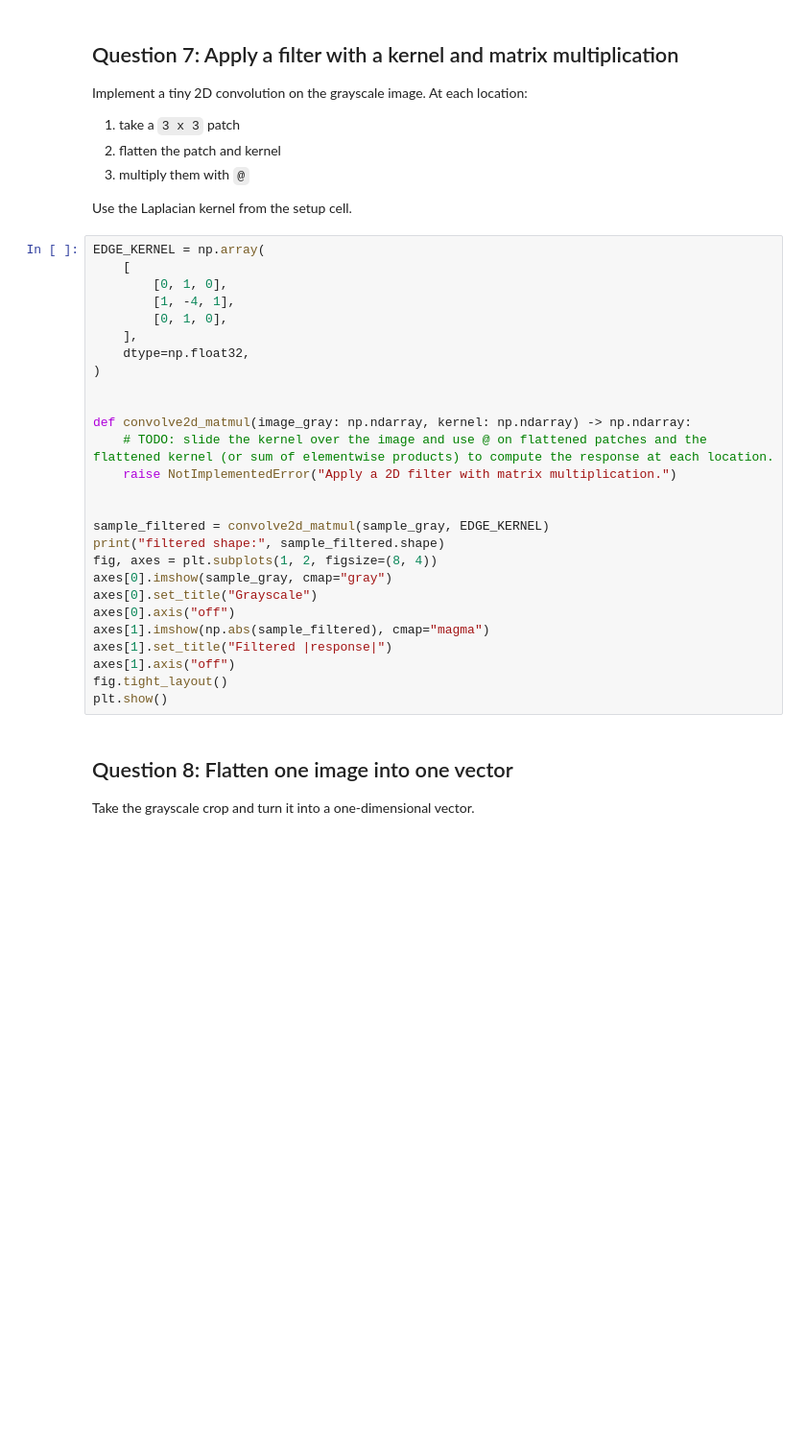
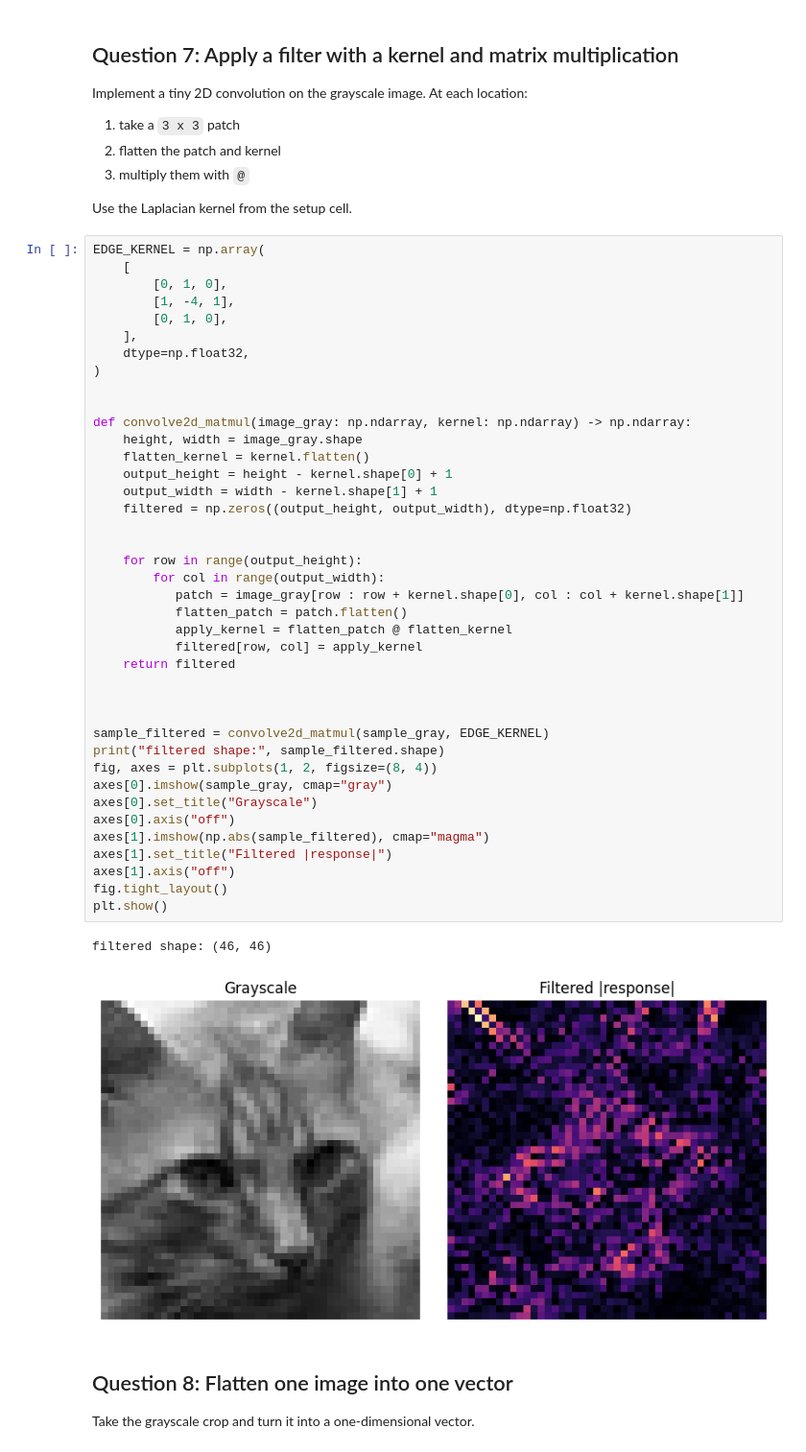
Before and after one commit to vgu-dsai-2026/lab-1-numpy-lshieu, a Jupyter notebook: notebook.ipynb, the cells around one changed output. Shown at 96% size. Cells and saved outputs as stored; diff of their text form; blank space fills up the shorter version.

```diff
--- a/notebook.ipynb
+++ b/notebook.ipynb
@@ -325,30 +330,46 @@ Use the Laplacian kernel from the setup cell.
 # %%
 EDGE_KERNEL = np.array(
     [
         [0, 1, 0],
         [1, -4, 1],
         [0, 1, 0],
     ],
     dtype=np.float32,
 )
 
 
 def convolve2d_matmul(image_gray: np.ndarray, kernel: np.ndarray) -> np.ndarray:
-    # TODO: slide the kernel over the image and use @ on flattened patches and the flattened kernel (or sum of elementwise products) to compute the response at each location.
-    raise NotImplementedError("Apply a 2D filter with matrix multiplication.")
+    height, width = image_gray.shape
+    flatten_kernel = kernel.flatten()
+    output_height = height - kernel.shape[0] + 1
+    output_width = width - kernel.shape[1] + 1
+    filtered = np.zeros((output_height, output_width), dtype=np.float32)
+
+
+    for row in range(output_height):
+        for col in range(output_width):
+           patch = image_gray[row : row + kernel.shape[0], col : col + kernel.shape[1]]
+           flatten_patch = patch.flatten()
+           apply_kernel = flatten_patch @ flatten_kernel
+           filtered[row, col] = apply_kernel
+    return filtered
+
 
 
 sample_filtered = convolve2d_matmul(sample_gray, EDGE_KERNEL)
 print("filtered shape:", sample_filtered.shape)
 fig, axes = plt.subplots(1, 2, figsize=(8, 4))
 axes[0].imshow(sample_gray, cmap="gray")
 axes[0].set_title("Grayscale")
 axes[0].axis("off")
 axes[1].imshow(np.abs(sample_filtered), cmap="magma")
 axes[1].set_title("Filtered |response|")
 axes[1].axis("off")
 fig.tight_layout()
 plt.show()
+# %% [output]
+filtered shape: (46, 46)
+[figure, added]
 # %% [markdown]
 ## Question 8: Flatten one image into one vector
 
```
Also changed, not shown: parts of 5 cells of this notebook.
